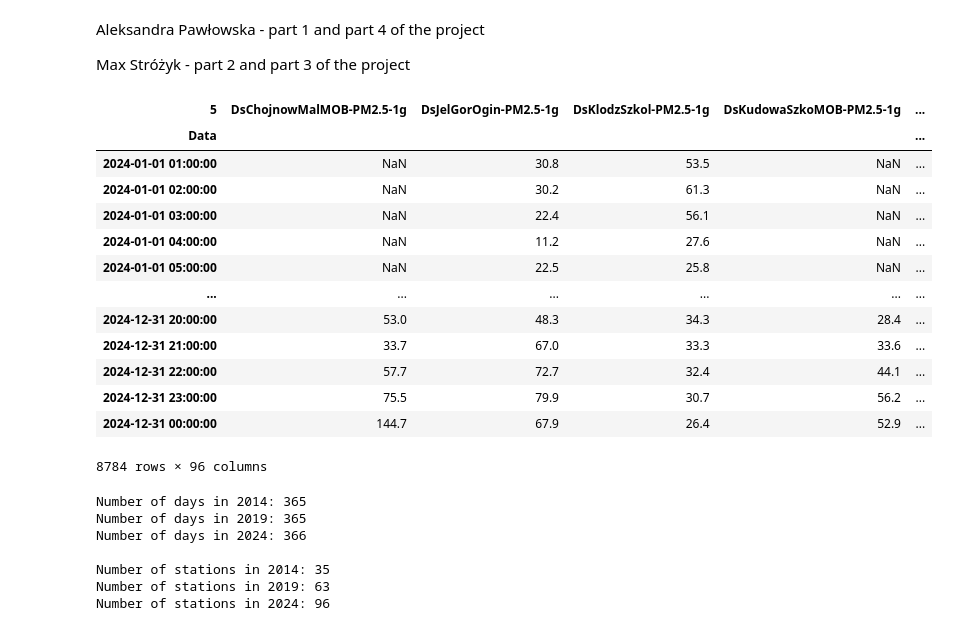
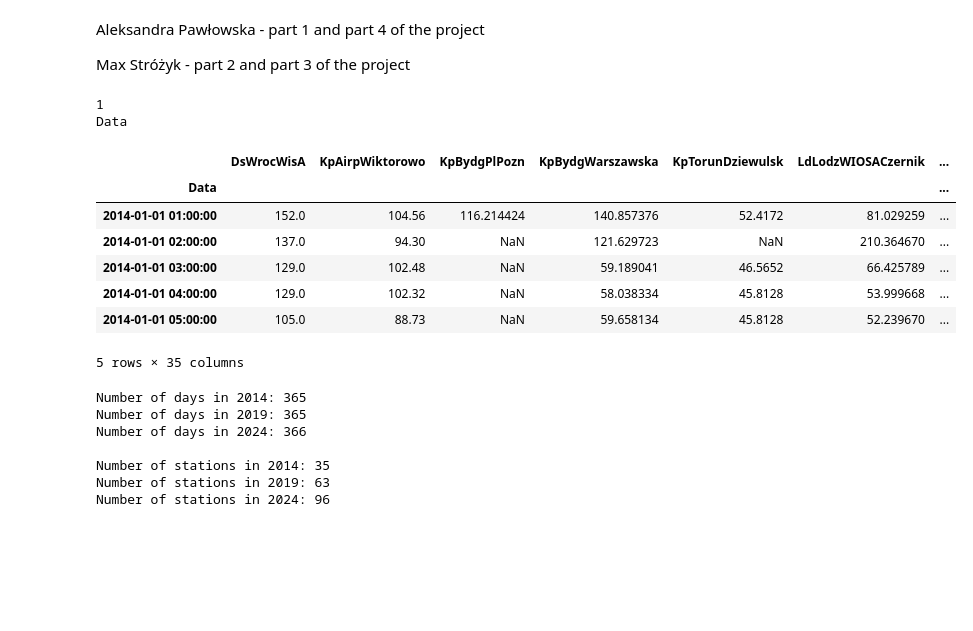
Before and after one commit to maxi7524/mini_project_ZTPDB_1, a Jupyter notebook: projekt_1_student.ipynb, the cells around one changed output. Drawn from its saved outputs; the diff is of its cells as text; code cells hidden in the pictures; blank space fills up the shorter version.

```diff
--- a/projekt_1_student.ipynb
+++ b/projekt_1_student.ipynb
@@ -153,26 +150,25 @@ df2014_raw = download_gios_archive(2014, gios_url_ids[2014], gios_pm25_file[2014
 df2019_raw = download_gios_archive(2019, gios_url_ids[2019], gios_pm25_file[2019])
 df2024_raw = download_gios_archive(2024, gios_url_ids[2024], gios_pm25_file[2024])
 # %%
-df2014 = clean_gios_2014(df2014_raw)
+df2014 = clean_gios_data(df2014_raw)
 df2019 = clean_gios_data(df2019_raw)
 df2024 = clean_gios_data(df2024_raw)
+print(df2024.columns.name)   # -> 1
+print(df2014.index.name)     # -> Data
+# %% [output]
+1
+Data
-# %%
-df2024
-# %% [output]
-| 5 | DsChojnowMalMOB-PM2.5-1g | DsJelGorOgin-PM2.5-1g | DsKlodzSzkol-PM2.5-1g | DsKudowaSzkoMOB-PM2.5-1g | ... |
-| Data |  |  |  |  | ... |
-| 2024-01-01 01:00:00 | NaN | 30.8 | 53.5 | NaN | ... |
-| 2024-01-01 02:00:00 | NaN | 30.2 | 61.3 | NaN | ... |
-| 2024-01-01 03:00:00 | NaN | 22.4 | 56.1 | NaN | ... |
-| 2024-01-01 04:00:00 | NaN | 11.2 | 27.6 | NaN | ... |
-| 2024-01-01 05:00:00 | NaN | 22.5 | 25.8 | NaN | ... |
-| ... | ... | ... | ... | ... | ... |
-| 2024-12-31 20:00:00 | 53.0 | 48.3 | 34.3 | 28.4 | ... |
-| 2024-12-31 21:00:00 | 33.7 | 67.0 | 33.3 | 33.6 | ... |
-| 2024-12-31 22:00:00 | 57.7 | 72.7 | 32.4 | 44.1 | ... |
-| 2024-12-31 23:00:00 | 75.5 | 79.9 | 30.7 | 56.2 | ... |
-| 2024-12-31 00:00:00 | 144.7 | 67.9 | 26.4 | 52.9 | ... |
-8784 rows × 96 columns
+# %%
+df2014.head()
+# %% [output]
+|  | DsWrocWisA | KpAirpWiktorowo | KpBydgPlPozn | KpBydgWarszawska | KpTorunDziewulsk | LdLodzWIOSACzernik | ... |
+| Data |  |  |  |  |  |  | ... |
+| 2014-01-01 01:00:00 | 152.0 | 104.56 | 116.214424 | 140.857376 | 52.4172 | 81.029259 | ... |
+| 2014-01-01 02:00:00 | 137.0 | 94.30 | NaN | 121.629723 | NaN | 210.364670 | ... |
+| 2014-01-01 03:00:00 | 129.0 | 102.48 | NaN | 59.189041 | 46.5652 | 66.425789 | ... |
+| 2014-01-01 04:00:00 | 129.0 | 102.32 | NaN | 58.038334 | 45.8128 | 53.999668 | ... |
+| 2014-01-01 05:00:00 | 105.0 | 88.73 | NaN | 59.658134 | 45.8128 | 52.239670 | ... |
+5 rows × 35 columns
 # %%
 num_stations_2014 = df2014.shape[1]
 num_stations_2019 = df2019.shape[1]
```
Also changed, not shown: parts of 1 cell of this notebook, 4 other files.
